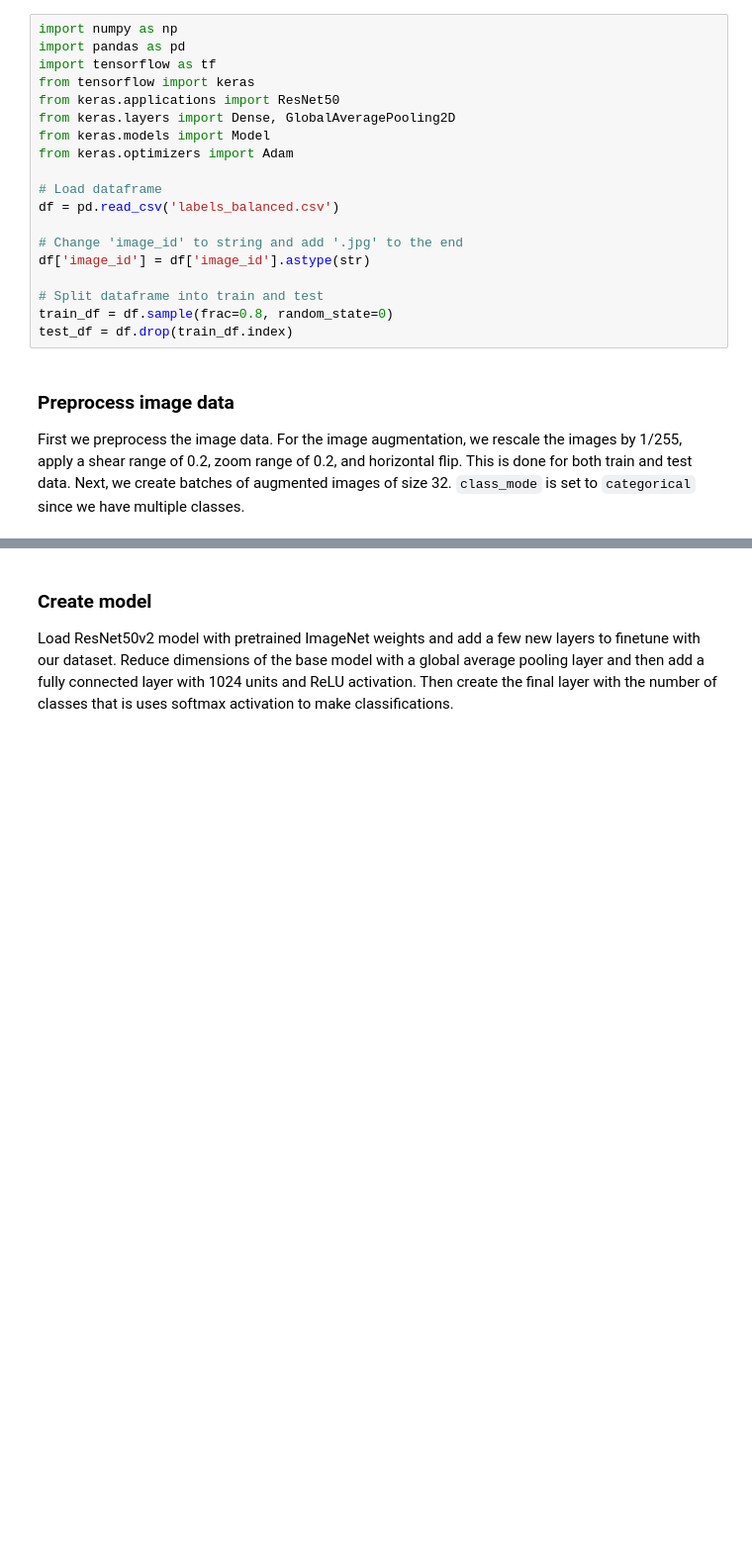
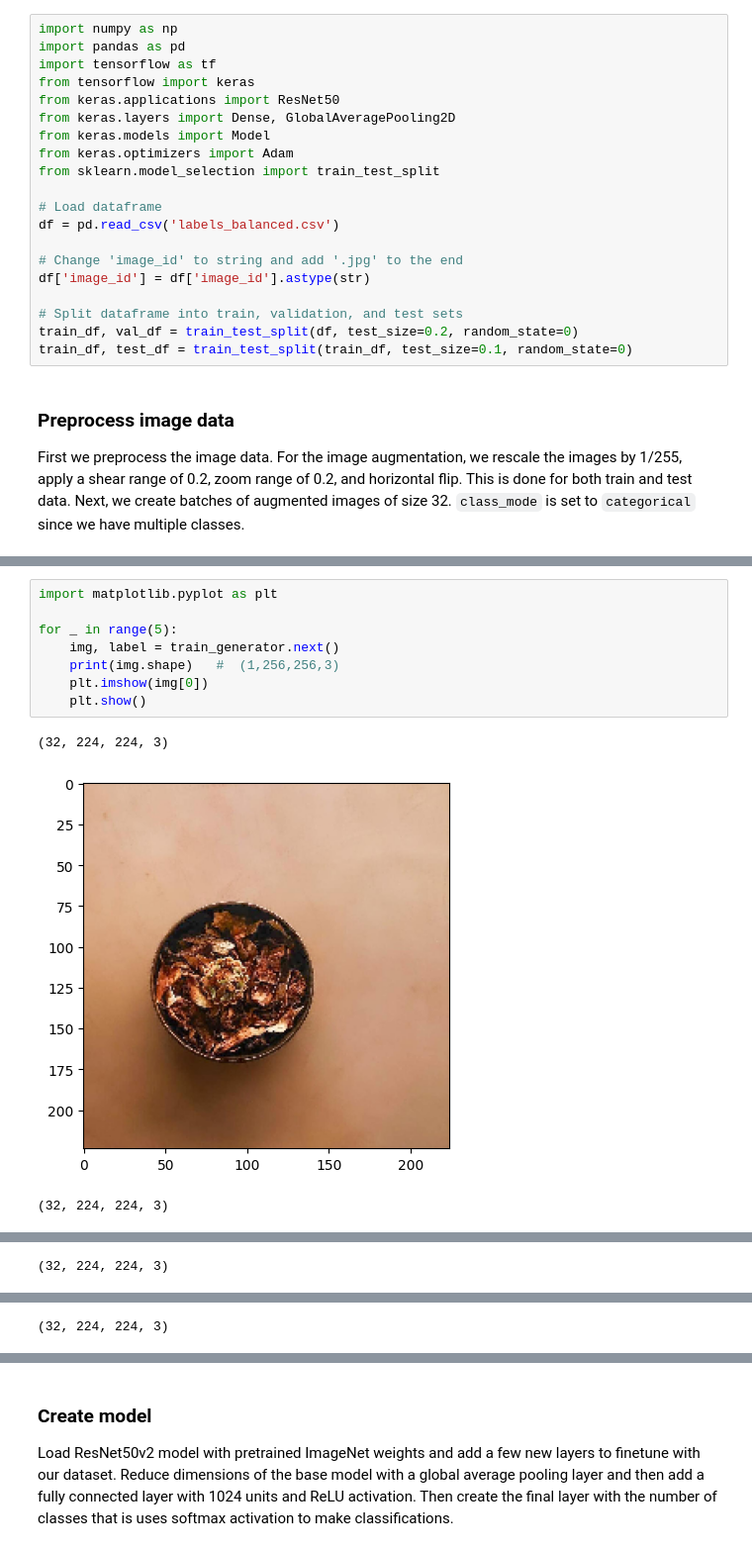
Before and after one commit to StefHerregods/AdvancedAnalytics_projects, a Jupyter notebook: assignment-2/train.ipynb, the cells around one changed output, grey strips where cells are left out. Shown at 99% size. Drawn from its saved outputs; the diff is of its cells as text; blank space fills up the shorter version.

```diff
--- a/assignment-2/train.ipynb
+++ b/assignment-2/train.ipynb
@@ -10,6 +10,7 @@ from keras.applications import ResNet50
 from keras.layers import Dense, GlobalAveragePooling2D
 from keras.models import Model
 from keras.optimizers import Adam
+from sklearn.model_selection import train_test_split
 
 # Load dataframe
 df = pd.read_csv('labels_balanced.csv')
@@ -17,9 +18,9 @@ df = pd.read_csv('labels_balanced.csv')
 # Change 'image_id' to string and add '.jpg' to the end
 df['image_id'] = df['image_id'].astype(str)
 
-# Split dataframe into train and test
-train_df = df.sample(frac=0.8, random_state=0)
-test_df = df.drop(train_df.index)
+# Split dataframe into train, validation, and test sets
+train_df, val_df = train_test_split(df, test_size=0.2, random_state=0)
+train_df, test_df = train_test_split(train_df, test_size=0.1, random_state=0)
 # %% [markdown]
 ### Preprocess image data
 First we preprocess the image data. For the image augmentation, we rescale the images by 1/255, apply a shear range of 0.2, zoom range of 0.2, and horizontal flip. This is done for both train and test data.
@@ -66 +67,13 @@ Found 17430 validated image filenames belonging to 4 classes.
 Found 4358 validated image filenames belonging to 4 classes.
+# %%
+import matplotlib.pyplot as plt
+
+for _ in range(5):
+    img, label = train_generator.next()
+    print(img.shape)   #  (1,256,256,3)
+    plt.imshow(img[0])
+    plt.show()
+# %% [output]
+(32, 224, 224, 3)
+[figure, added]
+(32, 224, 224, 3)
@@ -66,0 +81 @@ Found 4358 validated image filenames belonging to 4 classes.
+(32, 224, 224, 3)
@@ -66,0 +83 @@ Found 4358 validated image filenames belonging to 4 classes.
+(32, 224, 224, 3)
```
Also changed, not shown: parts of 6 cells of this notebook, 1 other file.
